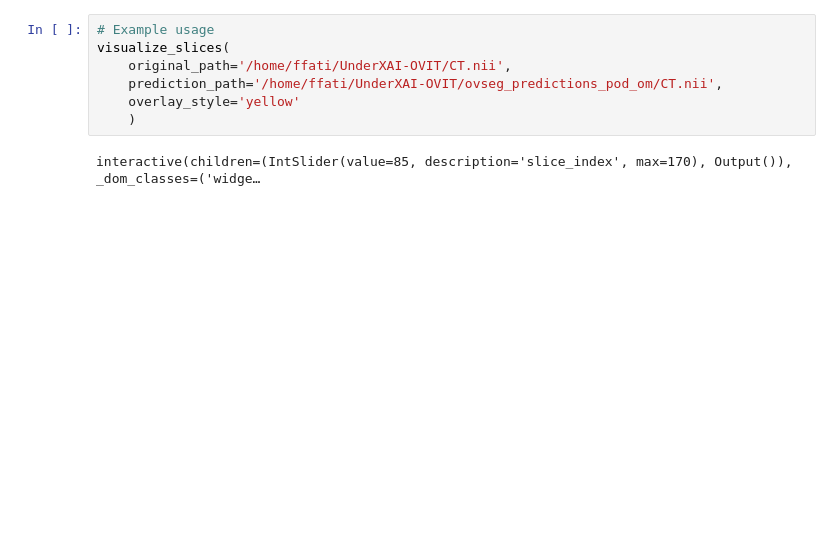
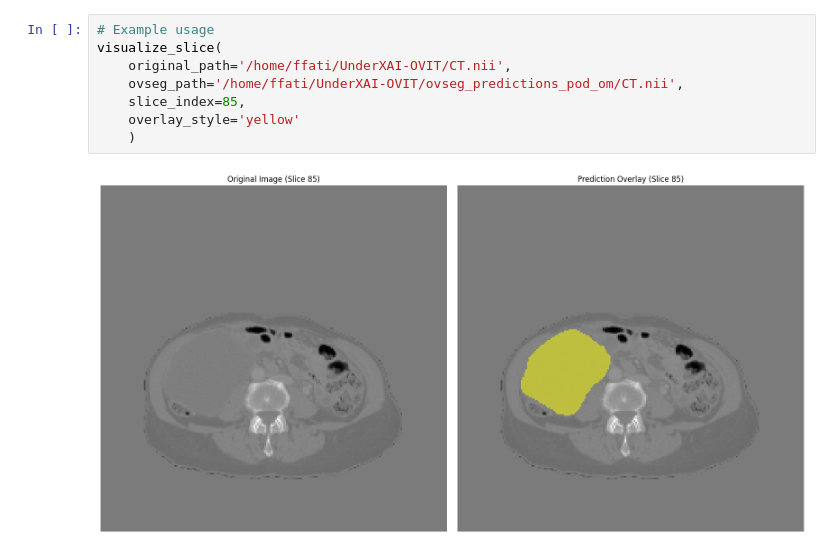
Before and after one commit to FrancescaFati/UnderXAI-OVIT, a Jupyter notebook: visualization.ipynb, the cells around one changed output. Drawn from its saved outputs; the diff is of its cells as text; blank space fills up the shorter version.

```diff
--- a/visualization.ipynb
+++ b/visualization.ipynb
@@ -80,11 +83,12 @@ def visualize_slices(original_path, prediction_path, overlay_style='colormap'):
 # %%
 # Example usage
-visualize_slices(
+visualize_slice(
     original_path='/home/ffati/UnderXAI-OVIT/CT.nii',
-    prediction_path='/home/ffati/UnderXAI-OVIT/ovseg_predictions_pod_om/CT.nii',
+    ovseg_path='/home/ffati/UnderXAI-OVIT/ovseg_predictions_pod_om/CT.nii',
+    slice_index=85,
     overlay_style='yellow'
     )
 # %% [output]
-interactive(children=(IntSlider(value=85, description='slice_index', max=170), Output()), _dom_classes=('widge…
+[figure, added]
 # %%
 # Example usage
```
Also changed, not shown: parts of 2 cells of this notebook, 2 other files.
